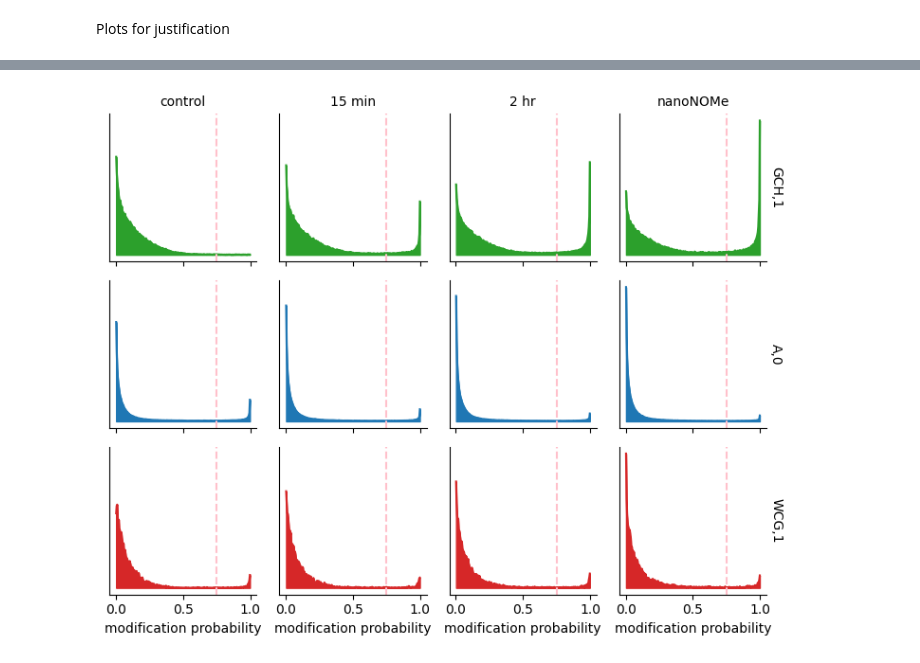
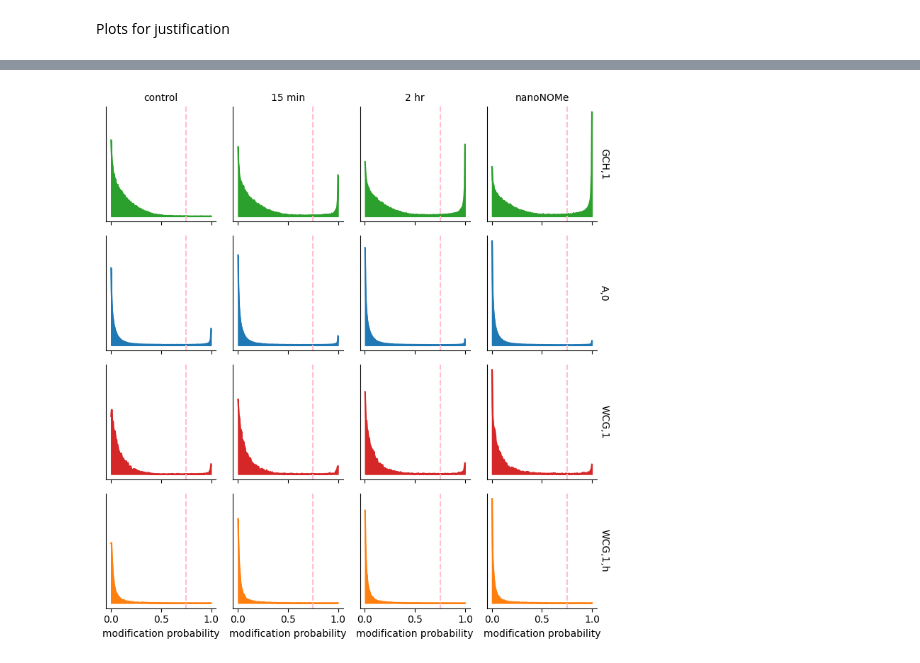
Before and after one commit to streetslab/multimodal-dimelo, a Jupyter notebook: crosstalk_analysis.ipynb, the cells around one changed output, grey strips where cells are left out. Saved outputs shown, nothing was run; the diff lists cells and outputs as text; code cells hidden in the pictures.

```diff
--- a/crosstalk_analysis.ipynb
+++ b/crosstalk_analysis.ipynb
@@ -332,7 +343,7 @@ wd_(0,3): 0.02906
 Wasserstein bootstrap
 # %%
 bootstrap_results = defaultdict(list)
-for motif in ["A,0", "WCG,1"]:
+for motif in ["A,0", "WCG,1", "WCG,1,h"]:
     for i in range(4):
         # TODO: using method "basic" because "BCa" crashed the kernel. Is this reasonable?
         data = (motif_mod_vectors[motif][0], motif_mod_vectors[motif][i])
@@ -341,7 +352,7 @@ for motif in ["A,0", "WCG,1"]:
 # %%
 colors = ["tab:blue", "tab:orange", "tab:green", "tab:red"]
 labels = ["control", "15 min", "2hr", "nanoNOMe"]
-for motif in ["A,0", "WCG,1"]:
+for motif in ["A,0", "WCG,1", "WCG,1,h"]:
     plt.figure()
     mod_vectors = motif_mod_vectors[motif]
     wds = []
@@ -412,17 +425,17 @@ for motif in ["A,0", "WCG,1"]:
 # %%
-colors = ["tab:orange", "tab:green", "tab:red"]
-# labels = ["control", "15 min", "2hr", "nanoNOMe"]
-for motif in ["A,0", "WCG,1"]:
-    plt.figure()
-    # mod_vectors = motif_mod_vectors[motif]
-    # wds = []
-    for label, result, color in zip(bootstrap_labels[motif], bootstrap_results[motif], colors):
-        plt.hist(result.bootstrap_distribution, bins=25, label=label, color=color, alpha=0.5)
-    y_min, y_max = plt.ylim()
-    for result, color in zip(bootstrap_results[motif], colors):
-        plt.vlines(result.confidence_interval, y_min, y_max, color=color, linestyle="--")
-    plt.title(f"{motif} Wasserstein differences bootstrap distributions")
-    plt.xlim((None, 0.01))
-    plt.legend()
-    plt.show()
-    plt.close()
+# colors = ["tab:orange", "tab:green", "tab:red"]
+# # labels = ["control", "15 min", "2hr", "nanoNOMe"]
+# for motif in ["A,0", "WCG,1"]:
+#     plt.figure()
+#     # mod_vectors = motif_mod_vectors[motif]
+#     # wds = []
+#     for label, result, color in zip(bootstrap_labels[motif], bootstrap_results[motif], colors):
+#         plt.hist(result.bootstrap_distribution, bins=25, label=label, color=color, alpha=0.5)
+#     y_min, y_max = plt.ylim()
+#     for result, color in zip(bootstrap_results[motif], colors):
+#         plt.vlines(result.confidence_interval, y_min, y_max, color=color, linestyle="--")
+#     plt.title(f"{motif} Wasserstein differences bootstrap distributions")
+#     plt.xlim((None, 0.01))
+#     plt.legend()
+#     plt.show()
+#     plt.close()
@@ -473,5 +467,0 @@ plt.plot(np.log(np.sort(motif_mod_vectors["A,0"][0])) - np.log(1 - np.sort(motif
-# %%
-for motif in ["A,0", "WCG,1"]:
-    test = pd.DataFrame({"x": mod_prob_pmf_values, "control": motif_mod_pmfs[motif][0], "15 min": motif_mod_pmfs[motif][1], "2 hr": motif_mod_pmfs[motif][2], "nanoNOMe": motif_mod_pmfs[motif][3]})
-    break
-test
@@ -492,15 +468,15 @@ test
 # %%
-mod_prob_dist_df = pd.concat([pd.DataFrame({"modification probability": mod_prob_pmf_values, "y": motif_mod_pmfs[motif][i], "condition": label, "motif": motif}) for i, label in enumerate(["control", "15 min", "2 hr", "nanoNOMe"]) for motif in ["GCH,1", "A,0", "WCG,1"]], axis="index")
+mod_prob_dist_df = pd.concat([pd.DataFrame({"modification probability": mod_prob_pmf_values, "y": motif_mod_pmfs[motif][i], "condition": label, "motif": motif}) for i, label in enumerate(["control", "15 min", "2 hr", "nanoNOMe"]) for motif in ["GCH,1", "A,0", "WCG,1", "WCG,1,h"]], axis="index")
 g = sns.FacetGrid(mod_prob_dist_df, row="motif", col="condition", hue="motif",
                   sharey="row", palette=plotting.default_palette_map, margin_titles=True,
                   height=2)
 g.map(sns.lineplot, "modification probability", "y", sort=False)
 g.map(plt.fill_between, "modification probability", "y")
 g.refline(x=0.75, linestyle="--", color="pink")
 g.set(yticks=[], ylabel="")
 g.set_titles(col_template="{col_name}", row_template="{row_name}")
 plt.show()
 # plt.savefig("crosstalk_distributions.svg")
 plt.close()
 # %% [output]
-[figure, old version]
+[figure, new version]
```
Also changed, not shown: parts of 20 cells of this notebook, 1 other file.
